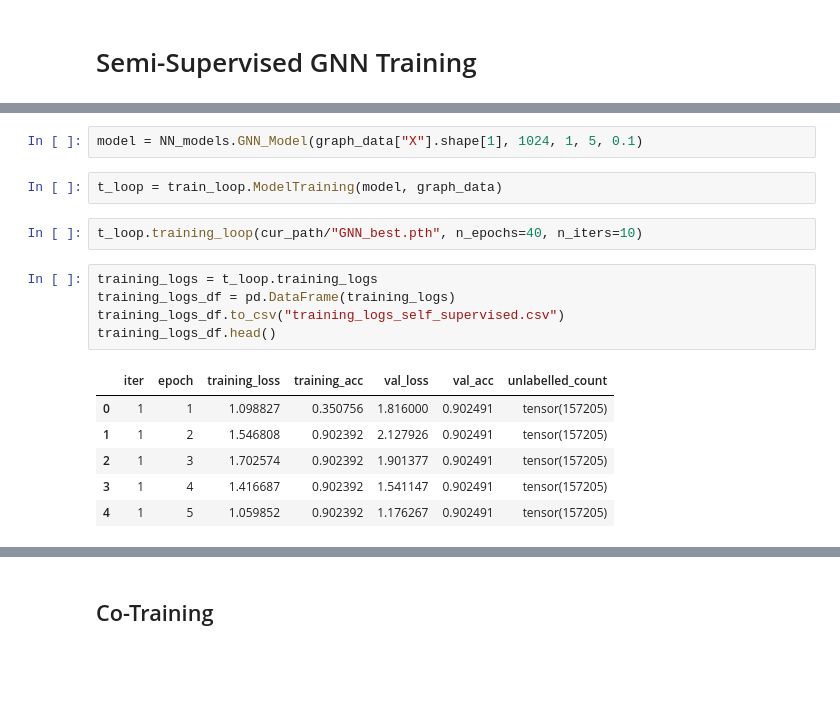
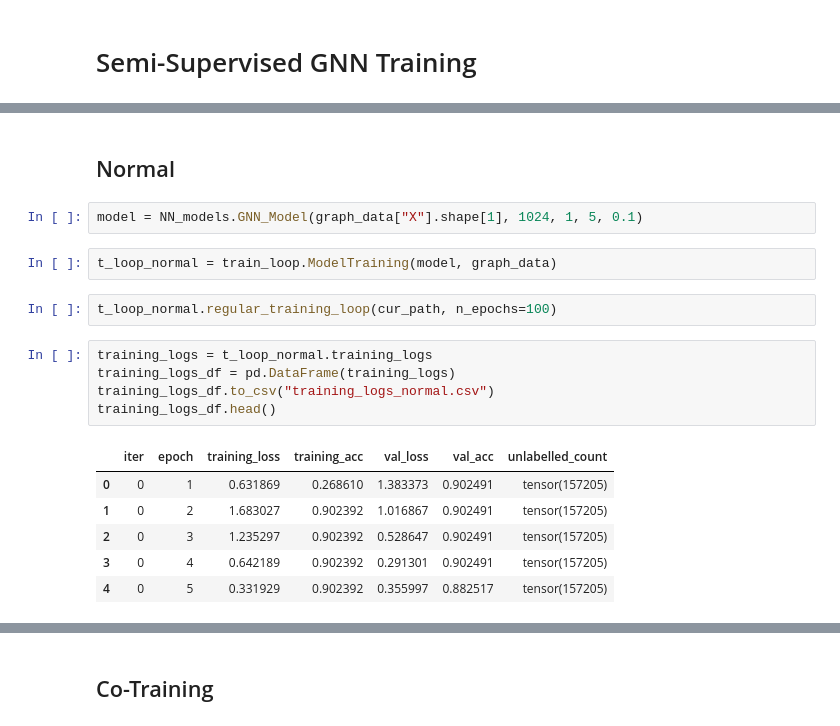
Before and after one commit to alenreuel/data_science_projects, a Jupyter notebook: bitcoin_GNN/notebook.ipynb, the cells around one changed output, grey strips where cells are left out. Cells and saved outputs as stored; diff of their text form; blank space fills up the shorter version.

Commit message:
need to complete final training

```diff
--- a/bitcoin_GNN/notebook.ipynb
+++ b/bitcoin_GNN/notebook.ipynb
@@ -287,18 +285,20 @@ len(graph_data.val_mask)
+# %% [markdown]
+## Normal
 # %%
 model = NN_models.GNN_Model(graph_data["X"].shape[1], 1024, 1, 5, 0.1)
 # %%
-t_loop = train_loop.ModelTraining(model, graph_data)
+t_loop_normal = train_loop.ModelTraining(model, graph_data)
-# %%
-t_loop.training_loop(cur_path/"GNN_best.pth", n_epochs=40, n_iters=10)
+# %%
+t_loop_normal.regular_training_loop(cur_path, n_epochs=100)
 # %%
-training_logs = t_loop.training_logs
+training_logs = t_loop_normal.training_logs
 training_logs_df = pd.DataFrame(training_logs)
-training_logs_df.to_csv("training_logs_self_supervised.csv")
+training_logs_df.to_csv("training_logs_normal.csv")
 training_logs_df.head()
 # %% [output]
 |  | iter | epoch | training_loss | training_acc | val_loss | val_acc | unlabelled_count |
-| 0 | 1 | 1 | 1.098827 | 0.350756 | 1.816000 | 0.902491 | tensor(157205) |
-| 1 | 1 | 2 | 1.546808 | 0.902392 | 2.127926 | 0.902491 | tensor(157205) |
-| 2 | 1 | 3 | 1.702574 | 0.902392 | 1.901377 | 0.902491 | tensor(157205) |
-| 3 | 1 | 4 | 1.416687 | 0.902392 | 1.541147 | 0.902491 | tensor(157205) |
-| 4 | 1 | 5 | 1.059852 | 0.902392 | 1.176267 | 0.902491 | tensor(157205) |
+| 0 | 0 | 1 | 0.631869 | 0.268610 | 1.383373 | 0.902491 | tensor(157205) |
+| 1 | 0 | 2 | 1.683027 | 0.902392 | 1.016867 | 0.902491 | tensor(157205) |
+| 2 | 0 | 3 | 1.235297 | 0.902392 | 0.528647 | 0.902491 | tensor(157205) |
+| 3 | 0 | 4 | 0.642189 | 0.902392 | 0.291301 | 0.902491 | tensor(157205) |
+| 4 | 0 | 5 | 0.331929 | 0.902392 | 0.355997 | 0.882517 | tensor(157205) |
```
Also changed, not shown: parts of 3 cells of this notebook, 3 other files.
